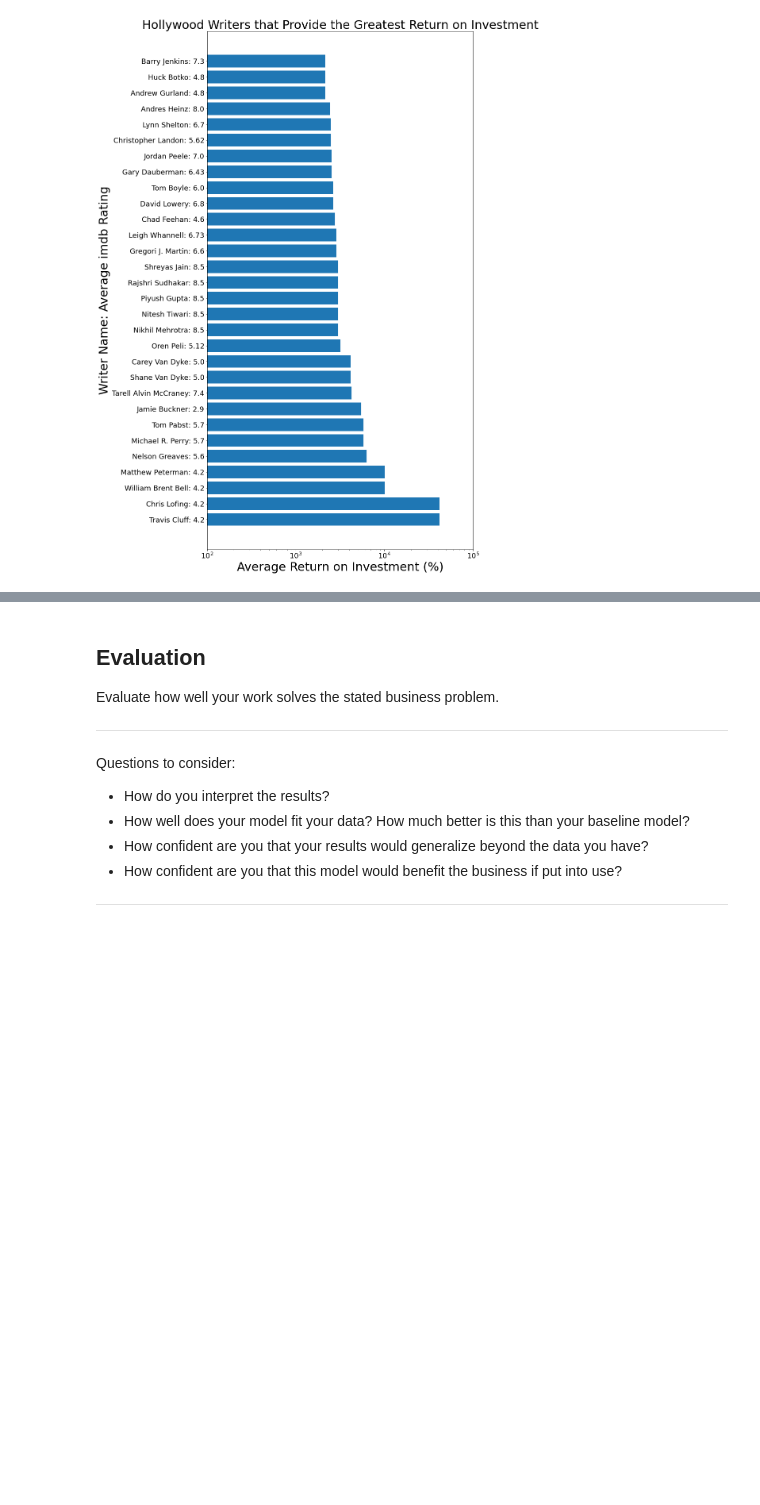
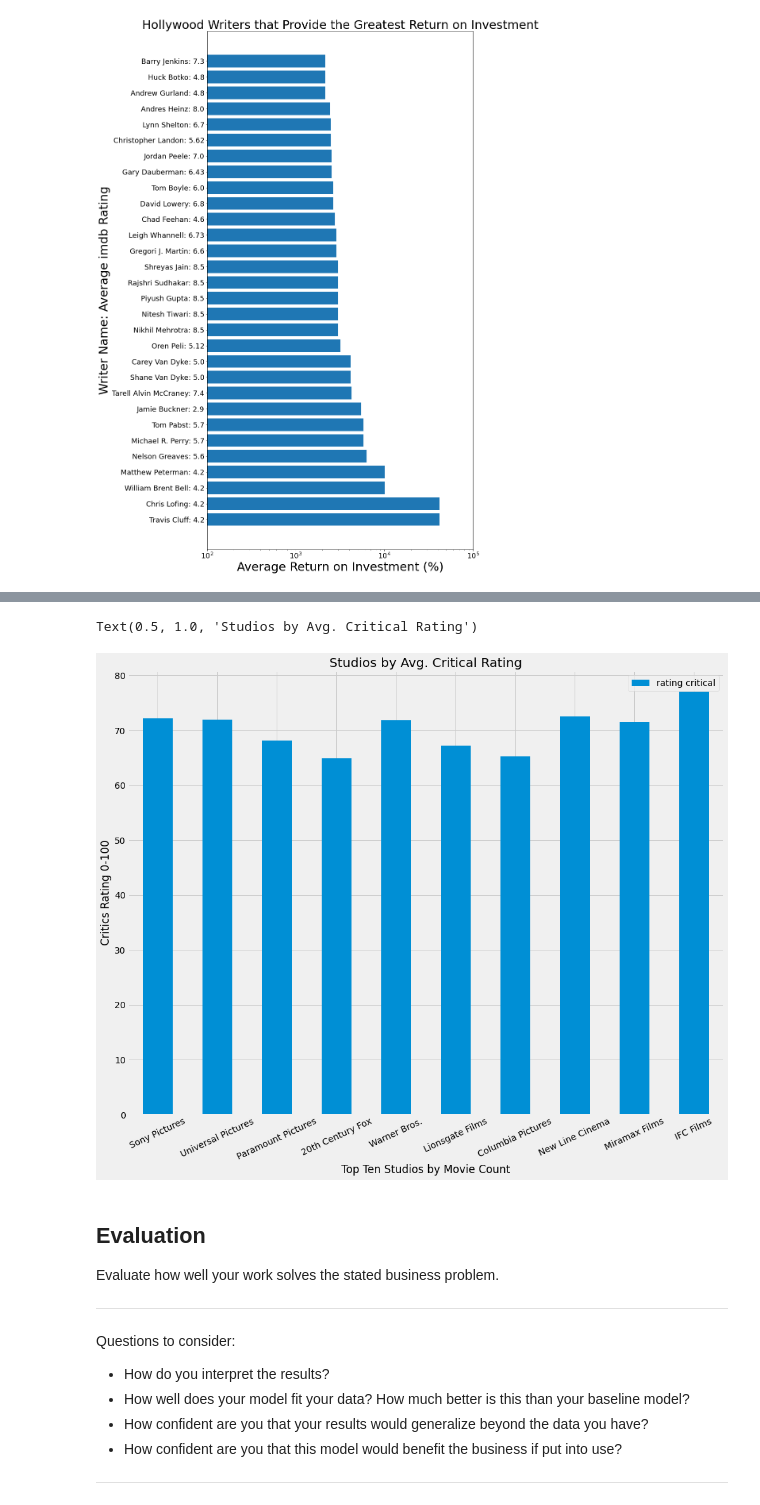
Before and after one commit to zach-hanly/microsoft_movie_project, a Jupyter notebook: master_notebook.ipynb, the cells around one changed output, grey strips where cells are left out. Drawn from its saved outputs; the diff is of its cells as text; code cells hidden in the pictures; blank space fills up the shorter version.

```diff
--- a/master_notebook.ipynb
+++ b/master_notebook.ipynb
@@ -266,0 +274,6 @@ plt.savefig('top30writersROI.png')
+# %%
+joinedrt['rating critical'] = joinedrt['rating critical'].replace({'3/4' : 75, '4/5' : 80, '3/5' : 60, '1/4': 25, '1/5': 20,'3.5/4' : 87, '2/5': 40, '2/4': 50, '3.7/5': 74})
+joinedrt['rating critical'] = joinedrt['rating critical'].replace({'2.5/4': 63, '3.5/5' : 70, '5/5': 100, 'B': 85, '4/4': 100, 'B+': 88, "A-": 93, '2.5/5' : 50, "8/10" : 80, 'B-': 82, '4.5/5': 90, '1.5/4': 37.5, 'A': 95, '6/10': 60, 'C+': 77, '9/10': 90, "C": 74, 'C-': 72, '5/10': 50, '1.5/5': 30, '7/10': 70})
+joinedrt['rating critical'] = joinedrt['rating critical'].replace({'0/5':0, '8': 80, '1': 10, '4/10': 40, 'D+': 69, '7': 70, '3/10': 30, 'D': 67, "0.5/4": 13, '6': 60})
+joinedrt['rating critical'] = joinedrt['rating critical'].replace({"3": 30, "D-": 66, "1/10": 10, '0/4' : 0, '8.5/10': 85, "A+": 98, '4.0/4': 100, "8.4/10": 84, "9": 90, "F": 35, "7.5/10": 75, "7.7": 77, "2": 20, "0": 0, "2.0/5": 40, '0.5/10': 5})
+joinedrt['rating critical'] = joinedrt['rating critical'].replace({'2/10': 20, '5.0/5': 100, '3.0/5': 60, "2.5": 50, '5': 50, '2.2/5': 44})
@@ -266,0 +304,8 @@ plt.savefig('top30writersROI.png')
+# %%
+joinedrt['studio'] = joinedrt['studio'].replace({'Sony Pictures Classics':'Sony Pictures',  '20th Century Fox Distribution': '20th Century Fox','20th Century Fox Film Corporat': '20th Century Fox', 'A24': 'A24 Films', 'A24 and DIRECTV': 'A24 Films', 'Sony Pictures Releasing': 'Sony Pictures'})
+joinedrt['studio'] = joinedrt['studio'].replace({'Lions Gate Films': "Lionsgate Films", 'Lionsgate': 'Lionsgate Films', "Paramount Vantage": "Paramount Pictures", 'Paramount Classics': "Paramount Pictures", "Paramount": 'Paramount Pictures'})
+joinedrt['studio'] = joinedrt['studio'].replace({'Sony Pictures Home Entertainment':'Sony Pictures','Warner Bros. Pictures':'Warner Bros.', 'Universal Studios':'Universal Pictures','Sony Pictures Entertainment':'Sony Pictures','Sony Classics':'Sony Pictures', 'Paramount Home Video': 'Paramount Pictures', 'Universal':'Universal Pictures','Lions Gate':"Lionsgate Films",'Dreamworks/Paramount':'Paramount Pictures','Universal Pictures International':'Universal Pictures','Paramount Studios': 'Paramount Pictures'})
+joinedrt['studio'] = joinedrt['studio'].replace({'Lionsgate/Roadside Attractions': "Lionsgate Films", 'WARNER BROTHERS PICTURES': 'Warner Bros', 'Lions Gate Releasing':'Lionsgate Films','Twentieth Century Fox':'20th Century Fox','Fox International':'20th Century Fox','Lionsgate Films/After Dark Films':'Lionsgate Films', 'Universal Pictures Distributio':'Universal Pictures','Miramax':'Miramax Films'})
+joinedrt['studio'] = joinedrt['studio'].replace({'Sony Pictures/Columbia':'Sony Pictures','IFC':'IFC Films','Sony Pictures/TriStar Pictures':'Sony Pictures'})
+joinedrt['studio'] = joinedrt['studio'].replace({'Twentieth Century Fox Home Entertainment':'20th Century Fox','IFC First Take':'IFC Films','Lions Gate Films Inc.':'Lionsgate Films', 'WB':'Warner Bros.','Fox':'20th Century Fox','Warner Bros':'Warner Bros.','Walt Disney Animation Studios':'Walt Disney Pictures','Disneynature':'Walt Disney Pictures','Weinstein Company':'The Weinstein Company','The Weinstein Co.':'The Weinstein Company'})
+joinedrt['studio'] = joinedrt['studio'].replace({'Weinstein Co.':'The Weinstein Company','Universal Studios Home Video':'Universal Pictures','United Artists Pictures/MGM':'MGM','Fox Searchlight':'Fox Searchlight Pictures','Sony Pictures/Columbia Pictures':'Columbia Pictures','Universal Studios Home Video':'Universal Pictures','New Line Home Entertainment':'New Line Cinema','Screen Gems/SONY PICTURES':'Sony Pictures','MGM/UA':'MGM','Buena Vista Distribution Compa':'Buena Vista Pictures'})
@@ -267,3 +327,20 @@ plt.savefig('top30writersROI.png')
+# %%
+joinedrtstudio = joinedrt.sort_values('studio')
+joinedrtstudiocleaned = joinedrtstudio.dropna(subset=['studio'])
+joinedrtstudiocleaned2 = joinedrtstudiocleaned.groupby('studio').mean()
+joinedrtstudiocleaned2['numberofmovies'] = joinedrt['studio'].value_counts()
+# %%
+toptenstudios = joinedrtstudiocleaned2.sort_values(by = 'numberofmovies', ascending = False)[:10]
+toptenstudios = toptenstudios.reset_index()
+# %%
+toptenstudios.plot('studio', 'rating critical', kind='bar', rot = 25, figsize = (15,12))
+
+plt.xlabel('Top Ten Studios by Movie Count')
+plt.ylabel('Critics Rating 0-100')
+plt.title('Studios by Avg. Critical Rating')
+# %% [output]
+Text(0.5, 1.0, 'Studios by Avg. Critical Rating')
+[figure, added]
 # %% [markdown]
 ## Evaluation
 Evaluate how well your work solves the stated business problem.
```
Also changed, not shown: parts of 9 cells of this notebook, 1 other file.
